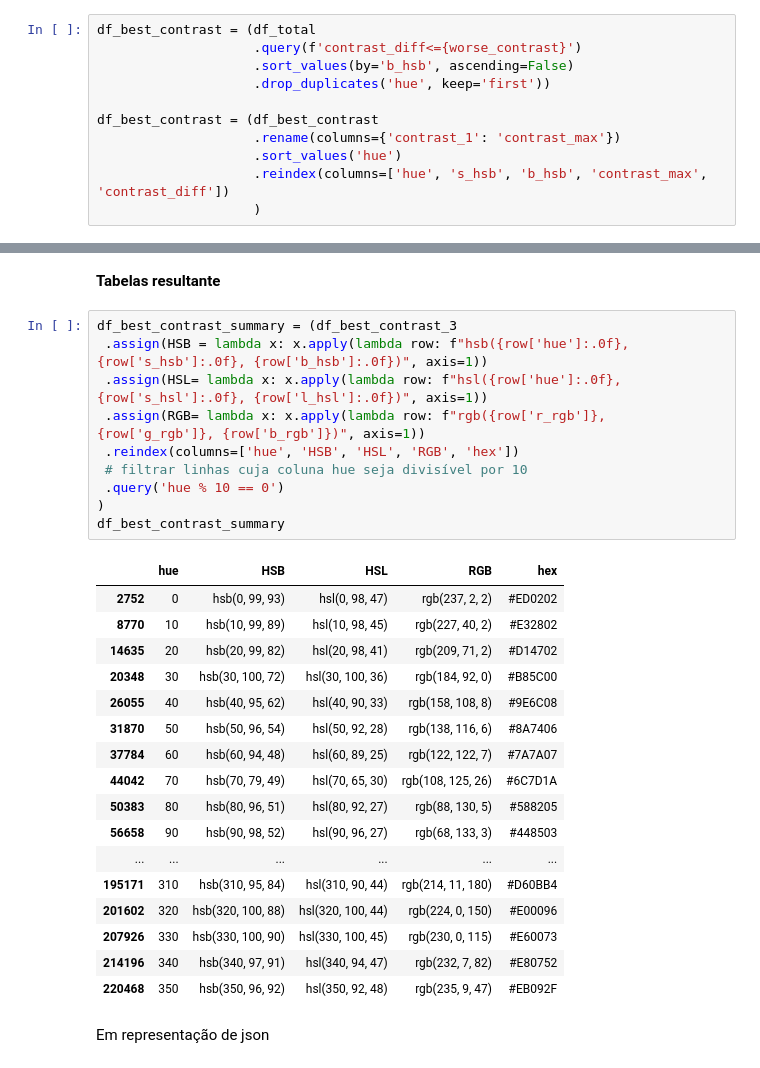
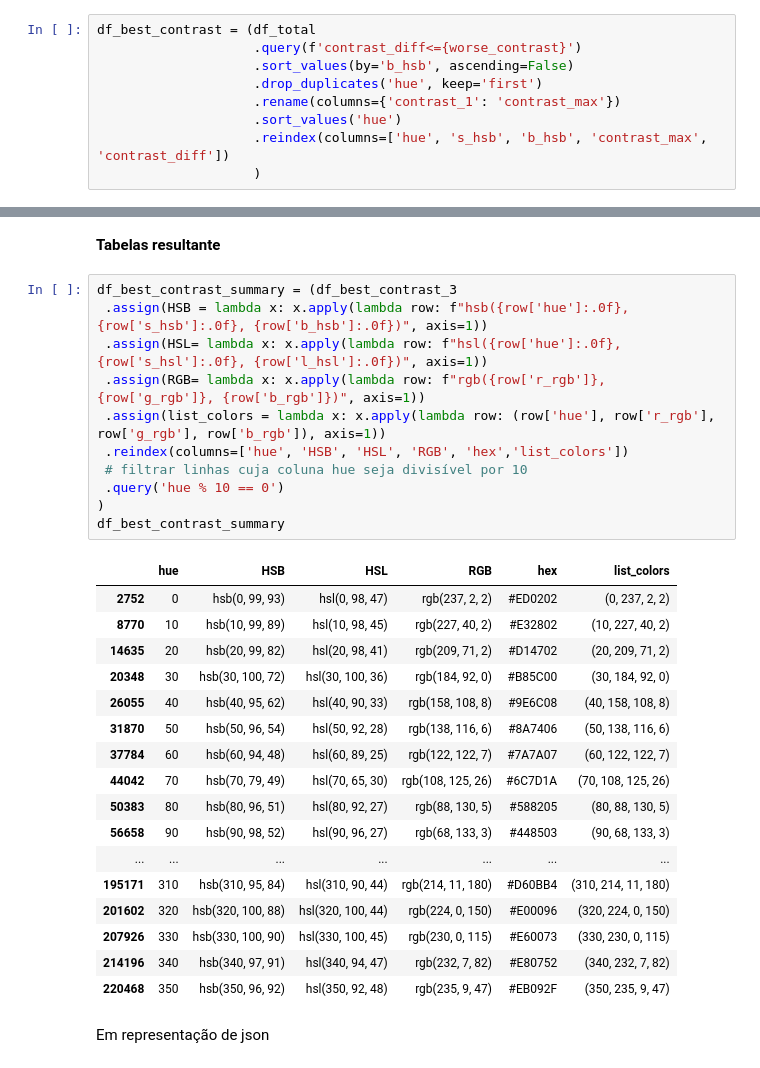
Before and after one commit to derycck/contraste, a Jupyter notebook: contraste.ipynb, the cells around one changed output, grey strips where cells are left out. Saved outputs shown, nothing was run; the diff lists cells and outputs as text.

```diff
--- a/contraste.ipynb
+++ b/contraste.ipynb
@@ -489,9 +492,7 @@ worse_contrast = (df_worse_contrast['contrast_diff'].max())
 df_best_contrast = (df_total
                     .query(f'contrast_diff<={worse_contrast}')
                     .sort_values(by='b_hsb', ascending=False)
-                    .drop_duplicates('hue', keep='first'))
-
-df_best_contrast = (df_best_contrast
+                    .drop_duplicates('hue', keep='first')
                     .rename(columns={'contrast_1': 'contrast_max'})
                     .sort_values('hue')
                     .reindex(columns=['hue', 's_hsb', 'b_hsb', 'contrast_max', 'contrast_diff'])
@@ -586,31 +589,32 @@ df_best_contrast_3
 # %%
 df_best_contrast_summary = (df_best_contrast_3
  .assign(HSB = lambda x: x.apply(lambda row: f"hsb({row['hue']:.0f}, {row['s_hsb']:.0f}, {row['b_hsb']:.0f})", axis=1))
  .assign(HSL= lambda x: x.apply(lambda row: f"hsl({row['hue']:.0f}, {row['s_hsl']:.0f}, {row['l_hsl']:.0f})", axis=1))
  .assign(RGB= lambda x: x.apply(lambda row: f"rgb({row['r_rgb']}, {row['g_rgb']}, {row['b_rgb']})", axis=1))
- .reindex(columns=['hue', 'HSB', 'HSL', 'RGB', 'hex'])
+ .assign(list_colors = lambda x: x.apply(lambda row: (row['hue'], row['r_rgb'], row['g_rgb'], row['b_rgb']), axis=1))
+ .reindex(columns=['hue', 'HSB', 'HSL', 'RGB', 'hex','list_colors'])
  # filtrar linhas cuja coluna hue seja divisível por 10
  .query('hue % 10 == 0')
 )
 df_best_contrast_summary
 # %% [output]
-|  | hue | HSB | HSL | RGB | hex |
-| 2752 | 0 | hsb(0, 99, 93) | hsl(0, 98, 47) | rgb(237, 2, 2) | #ED0202 |
-| 8770 | 10 | hsb(10, 99, 89) | hsl(10, 98, 45) | rgb(227, 40, 2) | #E32802 |
-| 14635 | 20 | hsb(20, 99, 82) | hsl(20, 98, 41) | rgb(209, 71, 2) | #D14702 |
-| 20348 | 30 | hsb(30, 100, 72) | hsl(30, 100, 36) | rgb(184, 92, 0) | #B85C00 |
-| 26055 | 40 | hsb(40, 95, 62) | hsl(40, 90, 33) | rgb(158, 108, 8) | #9E6C08 |
-| 31870 | 50 | hsb(50, 96, 54) | hsl(50, 92, 28) | rgb(138, 116, 6) | #8A7406 |
-| 37784 | 60 | hsb(60, 94, 48) | hsl(60, 89, 25) | rgb(122, 122, 7) | #7A7A07 |
-| 44042 | 70 | hsb(70, 79, 49) | hsl(70, 65, 30) | rgb(108, 125, 26) | #6C7D1A |
-| 50383 | 80 | hsb(80, 96, 51) | hsl(80, 92, 27) | rgb(88, 130, 5) | #588205 |
-| 56658 | 90 | hsb(90, 98, 52) | hsl(90, 96, 27) | rgb(68, 133, 3) | #448503 |
-| ... | ... | ... | ... | ... | ... |
-| 195171 | 310 | hsb(310, 95, 84) | hsl(310, 90, 44) | rgb(214, 11, 180) | #D60BB4 |
-| 201602 | 320 | hsb(320, 100, 88) | hsl(320, 100, 44) | rgb(224, 0, 150) | #E00096 |
-| 207926 | 330 | hsb(330, 100, 90) | hsl(330, 100, 45) | rgb(230, 0, 115) | #E60073 |
-| 214196 | 340 | hsb(340, 97, 91) | hsl(340, 94, 47) | rgb(232, 7, 82) | #E80752 |
-| 220468 | 350 | hsb(350, 96, 92) | hsl(350, 92, 48) | rgb(235, 9, 47) | #EB092F |
+|  | hue | HSB | HSL | RGB | hex | list_colors |
+| 2752 | 0 | hsb(0, 99, 93) | hsl(0, 98, 47) | rgb(237, 2, 2) | #ED0202 | (0, 237, 2, 2) |
+| 8770 | 10 | hsb(10, 99, 89) | hsl(10, 98, 45) | rgb(227, 40, 2) | #E32802 | (10, 227, 40, 2) |
+| 14635 | 20 | hsb(20, 99, 82) | hsl(20, 98, 41) | rgb(209, 71, 2) | #D14702 | (20, 209, 71, 2) |
+| 20348 | 30 | hsb(30, 100, 72) | hsl(30, 100, 36) | rgb(184, 92, 0) | #B85C00 | (30, 184, 92, 0) |
+| 26055 | 40 | hsb(40, 95, 62) | hsl(40, 90, 33) | rgb(158, 108, 8) | #9E6C08 | (40, 158, 108, 8) |
+| 31870 | 50 | hsb(50, 96, 54) | hsl(50, 92, 28) | rgb(138, 116, 6) | #8A7406 | (50, 138, 116, 6) |
+| 37784 | 60 | hsb(60, 94, 48) | hsl(60, 89, 25) | rgb(122, 122, 7) | #7A7A07 | (60, 122, 122, 7) |
+| 44042 | 70 | hsb(70, 79, 49) | hsl(70, 65, 30) | rgb(108, 125, 26) | #6C7D1A | (70, 108, 125, 26) |
+| 50383 | 80 | hsb(80, 96, 51) | hsl(80, 92, 27) | rgb(88, 130, 5) | #588205 | (80, 88, 130, 5) |
+| 56658 | 90 | hsb(90, 98, 52) | hsl(90, 96, 27) | rgb(68, 133, 3) | #448503 | (90, 68, 133, 3) |
+| ... | ... | ... | ... | ... | ... | ... |
+| 195171 | 310 | hsb(310, 95, 84) | hsl(310, 90, 44) | rgb(214, 11, 180) | #D60BB4 | (310, 214, 11, 180) |
+| 201602 | 320 | hsb(320, 100, 88) | hsl(320, 100, 44) | rgb(224, 0, 150) | #E00096 | (320, 224, 0, 150) |
+| 207926 | 330 | hsb(330, 100, 90) | hsl(330, 100, 45) | rgb(230, 0, 115) | #E60073 | (330, 230, 0, 115) |
+| 214196 | 340 | hsb(340, 97, 91) | hsl(340, 94, 47) | rgb(232, 7, 82) | #E80752 | (340, 232, 7, 82) |
+| 220468 | 350 | hsb(350, 96, 92) | hsl(350, 92, 48) | rgb(235, 9, 47) | #EB092F | (350, 235, 9, 47) |
 # %% [markdown]
 Em representação de json
 # %%
```
Also changed, not shown: parts of 11 cells of this notebook, 6 other files.
